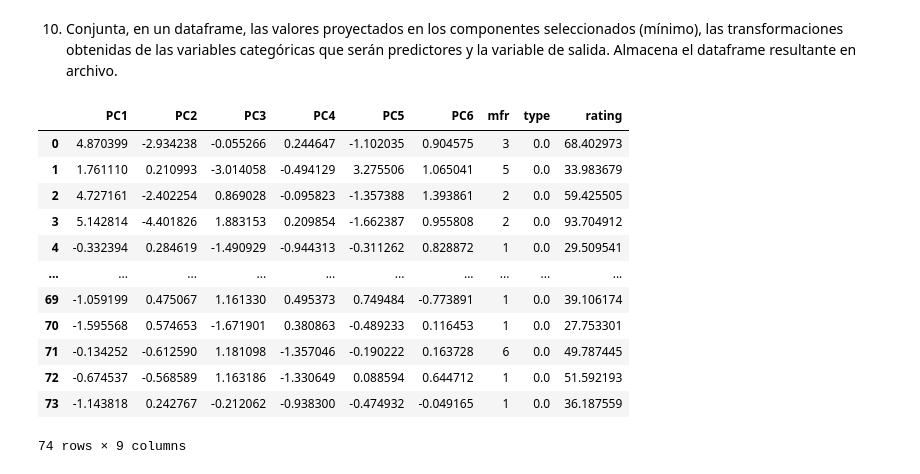
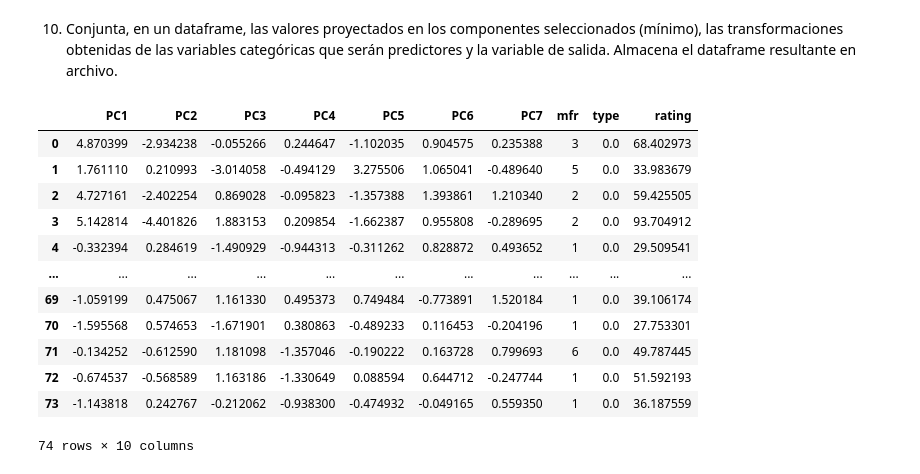
Before and after one commit to Hillelman/ciencia-de-datos-equipo, a Jupyter notebook: actividad-7/Actividad7PCA.ipynb, the cells around one changed output. Drawn from its saved outputs; the diff is of its cells as text; code cells hidden in the pictures.

```diff
--- a/actividad-7/Actividad7PCA.ipynb
+++ b/actividad-7/Actividad7PCA.ipynb
@@ -541,27 +542,27 @@ Name: mfr_encoded, Length: 74, dtype: int64
 # %% [markdown]
 10. Conjunta, en un dataframe, las valores proyectados en los componentes seleccionados (mínimo), las transformaciones obtenidas de las variables categóricas que serán predictores y la variable de salida. Almacena el dataframe resultante en archivo.
 # %%
-# As the cumulative percentage variance for principal components 1 to 6 is 90%
-num_components = 6
+# As the cumulative percentage variance for principal components 0 to 6 is 90%
+num_components = 7
 cereals_rating_df = x_projected.iloc[:,0:num_components]
 
 cereals_rating_df.columns = ['PC{}'.format(i) for i in range(1, num_components + 1)]
 cereals_rating_df = pd.concat([cereals_rating_df,cereals_df['mfr_encoded'],oneshot_df_type,y], axis=1)
 cereals_rating_df = cereals_rating_df.rename(columns={'type_H': 'type','mfr_encoded':'mfr'})
 cereals_rating_df
 # %% [output]
-|  | PC1 | PC2 | PC3 | PC4 | PC5 | PC6 | mfr | type | rating |
-| 0 | 4.870399 | -2.934238 | -0.055266 | 0.244647 | -1.102035 | 0.904575 | 3 | 0.0 | 68.402973 |
-| 1 | 1.761110 | 0.210993 | -3.014058 | -0.494129 | 3.275506 | 1.065041 | 5 | 0.0 | 33.983679 |
-| 2 | 4.727161 | -2.402254 | 0.869028 | -0.095823 | -1.357388 | 1.393861 | 2 | 0.0 | 59.425505 |
-| 3 | 5.142814 | -4.401826 | 1.883153 | 0.209854 | -1.662387 | 0.955808 | 2 | 0.0 | 93.704912 |
-| 4 | -0.332394 | 0.284619 | -1.490929 | -0.944313 | -0.311262 | 0.828872 | 1 | 0.0 | 29.509541 |
-| ... | ... | ... | ... | ... | ... | ... | ... | ... | ... |
-| 69 | -1.059199 | 0.475067 | 1.161330 | 0.495373 | 0.749484 | -0.773891 | 1 | 0.0 | 39.106174 |
-| 70 | -1.595568 | 0.574653 | -1.671901 | 0.380863 | -0.489233 | 0.116453 | 1 | 0.0 | 27.753301 |
-| 71 | -0.134252 | -0.612590 | 1.181098 | -1.357046 | -0.190222 | 0.163728 | 6 | 0.0 | 49.787445 |
-| 72 | -0.674537 | -0.568589 | 1.163186 | -1.330649 | 0.088594 | 0.644712 | 1 | 0.0 | 51.592193 |
-| 73 | -1.143818 | 0.242767 | -0.212062 | -0.938300 | -0.474932 | -0.049165 | 1 | 0.0 | 36.187559 |
+|  | PC1 | PC2 | PC3 | PC4 | PC5 | PC6 | PC7 | mfr | type | rating |
+| 0 | 4.870399 | -2.934238 | -0.055266 | 0.244647 | -1.102035 | 0.904575 | 0.235388 | 3 | 0.0 | 68.402973 |
+| 1 | 1.761110 | 0.210993 | -3.014058 | -0.494129 | 3.275506 | 1.065041 | -0.489640 | 5 | 0.0 | 33.983679 |
+| 2 | 4.727161 | -2.402254 | 0.869028 | -0.095823 | -1.357388 | 1.393861 | 1.210340 | 2 | 0.0 | 59.425505 |
+| 3 | 5.142814 | -4.401826 | 1.883153 | 0.209854 | -1.662387 | 0.955808 | -0.289695 | 2 | 0.0 | 93.704912 |
+| 4 | -0.332394 | 0.284619 | -1.490929 | -0.944313 | -0.311262 | 0.828872 | 0.493652 | 1 | 0.0 | 29.509541 |
+| ... | ... | ... | ... | ... | ... | ... | ... | ... | ... | ... |
+| 69 | -1.059199 | 0.475067 | 1.161330 | 0.495373 | 0.749484 | -0.773891 | 1.520184 | 1 | 0.0 | 39.106174 |
+| 70 | -1.595568 | 0.574653 | -1.671901 | 0.380863 | -0.489233 | 0.116453 | -0.204196 | 1 | 0.0 | 27.753301 |
+| 71 | -0.134252 | -0.612590 | 1.181098 | -1.357046 | -0.190222 | 0.163728 | 0.799693 | 6 | 0.0 | 49.787445 |
+| 72 | -0.674537 | -0.568589 | 1.163186 | -1.330649 | 0.088594 | 0.644712 | -0.247744 | 1 | 0.0 | 51.592193 |
+| 73 | -1.143818 | 0.242767 | -0.212062 | -0.938300 | -0.474932 | -0.049165 | 0.559350 | 1 | 0.0 | 36.187559 |
-74 rows × 9 columns
+74 rows × 10 columns
 # %%
 cereals_rating_df.to_csv('data/cereals_rating.csv')
```
Also changed, not shown: parts of 2 cells of this notebook, 1 other file.
